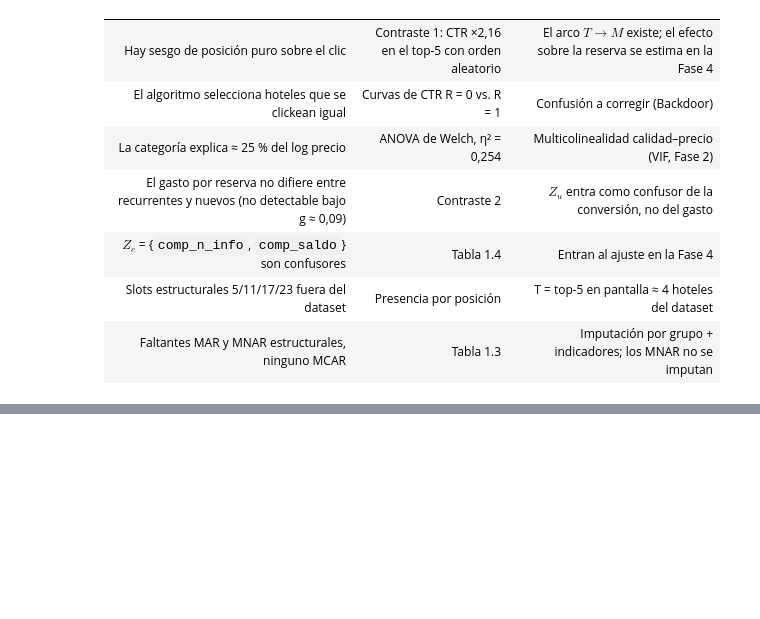
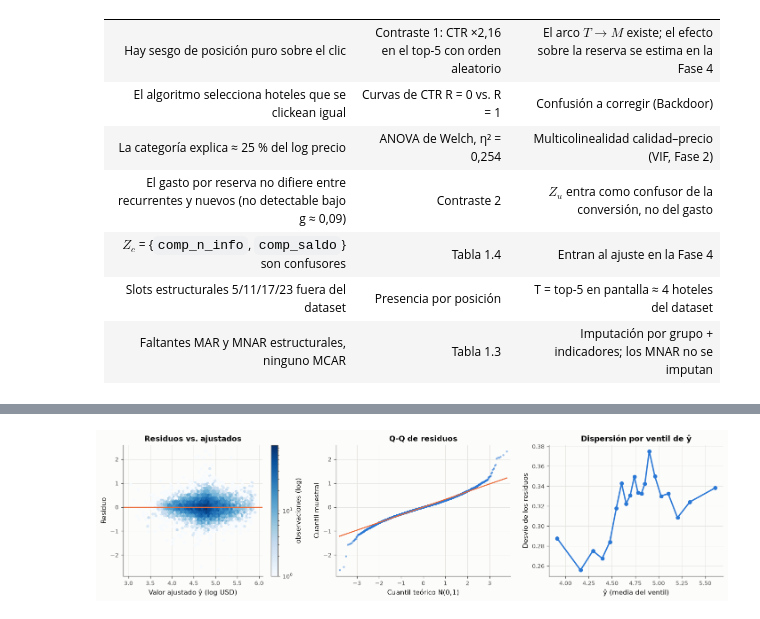
Before and after one commit to verolopezmar/TPI_Estadistica-avanzada-, a Jupyter notebook: notebooks/TP_Integrador_Final.ipynb, the cells around one changed output, grey strips where cells are left out. Cells and saved outputs as stored; diff of their text form; code cells hidden in the pictures; blank space fills up the shorter version.

```diff
--- a/notebooks/TP_Integrador_Final.ipynb
+++ b/notebooks/TP_Integrador_Final.ipynb
@@ -946,0 +958,13 @@ Kruskal-Wallis contrasta otra hipótesis (dominancia estocástica) y queda como
+# %%
+import statsmodels.api as sm
+from sklearn.linear_model import HuberRegressor, RANSACRegressor
+
+from tpi.particion import es_train
+from tpi.regresion import ajustar_pca, diagnostico_gauss_markov, influencia, resumen_pca, tabla_vif
+
+df["train"] = es_train(df)
+print(
+    df.groupby("train").agg(
+        busquedas=("srch_id", "nunique"), filas=("srch_id", "size"), pct_R1=("random_bool", "mean")
+    )
+)
@@ -946,0 +1139,34 @@ Kruskal-Wallis contrasta otra hipótesis (dominancia estocástica) y queda como
+# %%
+fig, ax = plt.subplots(1, 3, figsize=(13, 3.6))
+hb = ax[0].hexbin(
+    mco.fittedvalues, mco.resid, gridsize=60, cmap=gr.SECUENCIAL, mincnt=1, bins="log"
+)
+ax[0].axhline(0, color=gr.NARANJA, lw=1.5)
+ax[0].set(xlabel="Valor ajustado ŷ (log USD)", ylabel="Residuo", title="Residuos vs. ajustados")
+fig.colorbar(hb, ax=ax[0], label="observaciones (log)")
+sm.qqplot(
+    mco.resid,
+    line="s",
+    ax=ax[1],
+    markersize=2,
+    alpha=0.4,
+    markerfacecolor=gr.AZUL,
+    markeredgecolor=gr.AZUL,
+)
+ax[1].get_lines()[1].set(color=gr.NARANJA, lw=1.5)
+ax[1].set(title="Q-Q de residuos", xlabel="Cuantil teórico N(0,1)", ylabel="Cuantil muestral")
+cuantiles = pd.qcut(mco.fittedvalues, 20)
+disp = mco.resid.groupby(cuantiles, observed=True).std()
+ax[2].plot(
+    mco.fittedvalues.groupby(cuantiles, observed=True).mean(), disp, "o-", color=gr.AZUL, ms=5
+)
+ax[2].set(
+    xlabel="ŷ (media del ventil)",
+    ylabel="Desvío de los residuos",
+    title="Dispersión por ventil de ŷ",
+)
+fig.tight_layout()
+gr.guardar(fig, "f2_residuos")
+plt.show()
+# %% [output]
+[figure, added]
```
Also changed, not shown: parts of 23 cells of this notebook, 11 other files.
